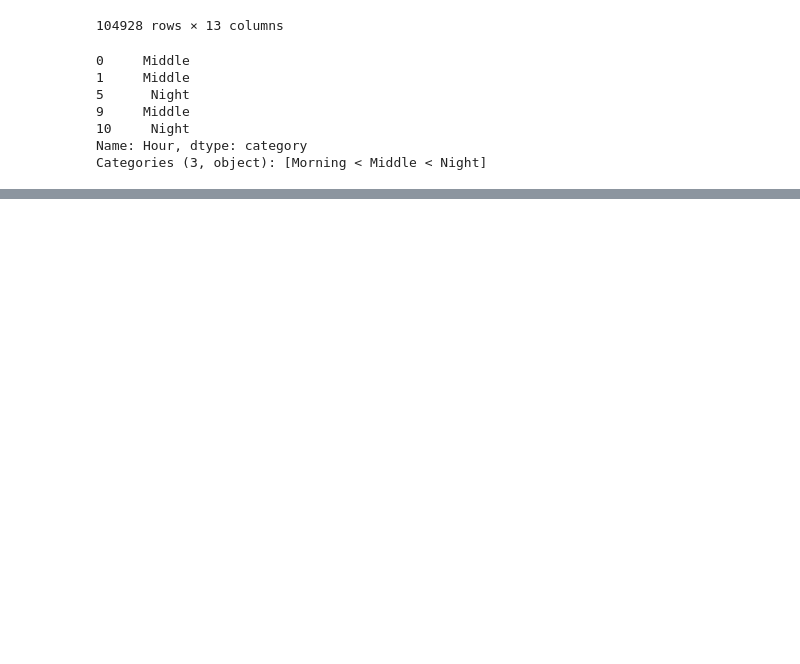
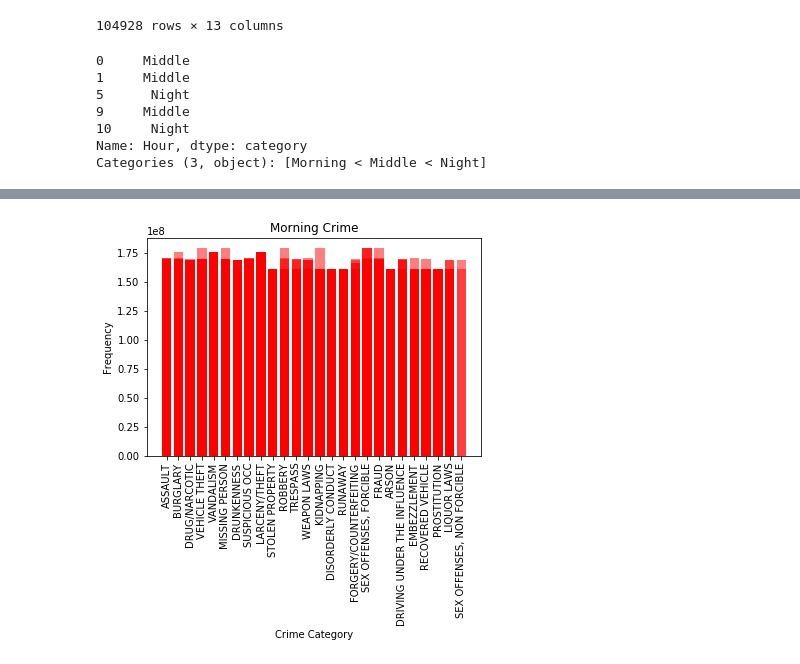
Before and after one commit to michellegillis/SFPD_Crime_Stats_Project, a Jupyter notebook: sf_crime_category.ipynb, the cells around one changed output, grey strips where cells are left out. Saved outputs shown, nothing was run; the diff lists cells and outputs as text; code cells hidden in the pictures; blank space fills up the shorter version.

Commit message:
Time of day updates

```diff
--- a/sf_crime_category.ipynb
+++ b/sf_crime_category.ipynb
@@ -77,0 +78,4 @@ sf_crime.head()
+# %%
+morning_crime = sf_crime.loc[sf_crime["Time of Day"]== "Morning"]
+middle_crime = sf_crime.loc[sf_crime["Time of Day"]== "Middle"]
+night_crime = sf_crime.loc[sf_crime["Time of Day"]== "Night"]
@@ -77,0 +142,12 @@ sf_crime.head()
+# %%
+# Morning
+x_axis = morning_crime["Category"]
+crime_count = morning_crime["IncidntNum"]
+plt.bar(x_axis, crime_count, color='r', alpha=.5, align="center")
+plt.xticks(rotation = "vertical")
+plt.title("Morning Crime")
+plt.xlabel("Crime Category")
+plt.ylabel("Frequency")
+plt.show()
+# %% [output]
+[figure, added]
```
Also changed, not shown: parts of 7 cells of this notebook, 2 other files.
